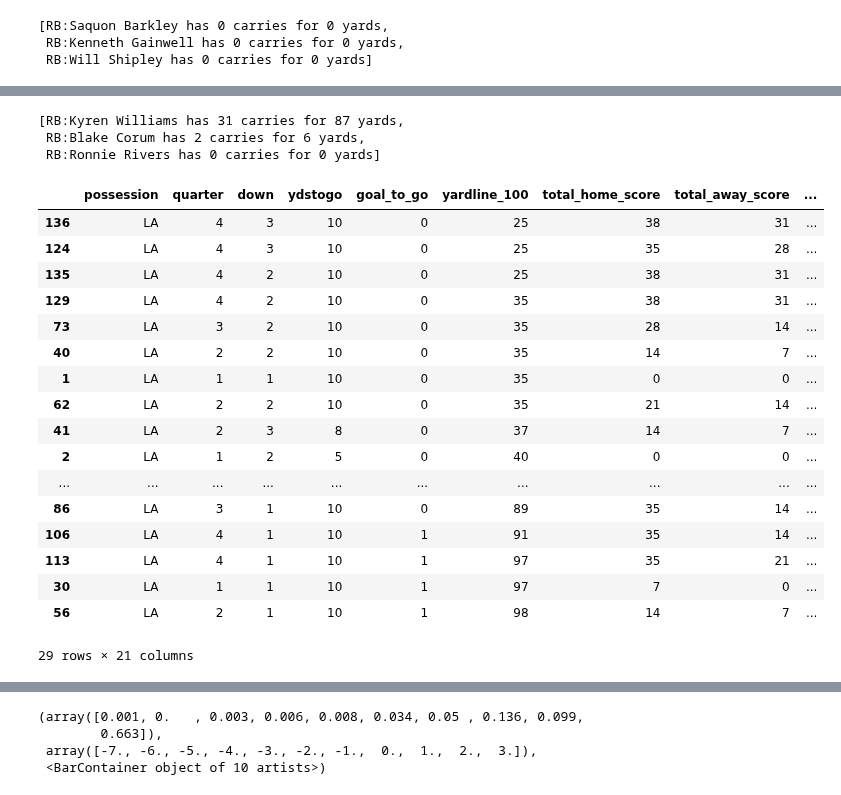
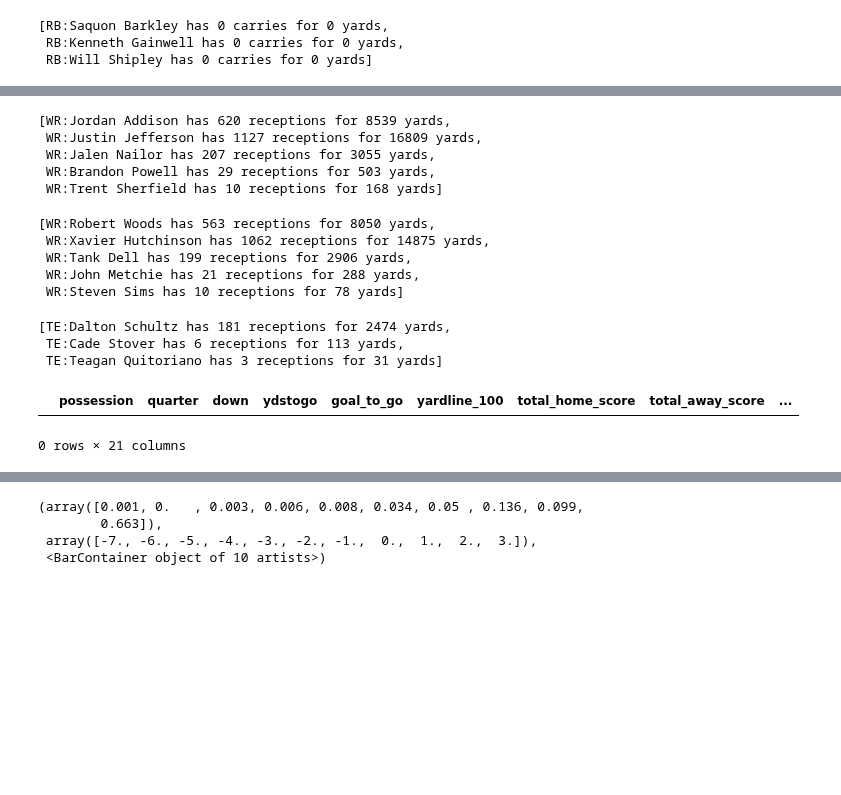
Before and after one commit to sharedw/NFL_sim, a Jupyter notebook: sim.ipynb, the cells around one changed output, grey strips where cells are left out. Cells and saved outputs as stored; diff of their text form; code cells hidden in the pictures; blank space fills up the shorter version.

```diff
--- a/sim.ipynb
+++ b/sim.ipynb
@@ -136,3 +203,7 @@ vik.RBs
 [RB:Saquon Barkley has 0 carries for 0 yards,
  RB:Kenneth Gainwell has 0 carries for 0 yards,
  RB:Will Shipley has 0 carries for 0 yards]
+# %%
+vik = Team('MIN',2024, 13)
+det = Team('DET',2024, 13)
+vik.players
@@ -138,0 +247,8 @@ vik.RBs
+# %%
+model_path = "models/run_yards_gained.pt"
+run_yards_model = ThreeLayerClassifier()
+run_yards_model.load_state_dict(torch.load(model_path, weights_only=True))
+
+air_yards_path = "models/air_yards.pt"
+air_yards_model = AirYardsModel()
+air_yards_model.load_state_dict(torch.load(air_yards_path, weights_only=True))
@@ -415,8 +517,8 @@ class GameState:
 with open('models/feature_config.yaml', 'r') as file:
     config = yaml.safe_load(file)
 
-vik = Team('PHI',2024, 13)
-det = Team('LA',2024, 13)
+vik = Team('MIN',2024, 13)
+det = Team('HOU',2024, 13)
 game = GameState(vik, det, config)
 game.start_game()
 game.play_game()
@@ -470,0 +543,7 @@ tensor([[ 2,  5, -2,  4,  1,  3,  8,  0, -5, -1]])
+# %%
+for i in range(10):
+    game = GameState(vik, det, config)
+    game.start_game()
+    game.play_game()
+    game.home.score=0
+    game.away.score=0
@@ -533,30 +604,30 @@ vik.RBs[2].features
+# %%
+vik.WRs
+# %% [output]
+[WR:Jordan Addison has 620 receptions for 8539 yards,
+ WR:Justin Jefferson has 1127 receptions for 16809 yards,
+ WR:Jalen Nailor has 207 receptions for 3055 yards,
+ WR:Brandon Powell has 29 receptions for 503 yards,
+ WR:Trent Sherfield has 10 receptions for 168 yards]
 # %%
-det.RBs
+det.WRs
 # %% [output]
-[RB:Kyren Williams has 31 carries for 87 yards,
- RB:Blake Corum has 2 carries for 6 yards,
- RB:Ronnie Rivers has 0 carries for 0 yards]
+[WR:Robert Woods has 563 receptions for 8050 yards,
+ WR:Xavier Hutchinson has 1062 receptions for 14875 yards,
+ WR:Tank Dell has 199 receptions for 2906 yards,
+ WR:John Metchie has 21 receptions for 288 yards,
+ WR:Steven Sims has 10 receptions for 78 yards]
+# %%
+det.TEs
+# %% [output]
+[TE:Dalton Schultz has 181 receptions for 2474 yards,
+ TE:Cade Stover has 6 receptions for 113 yards,
+ TE:Teagan Quitoriano has 3 receptions for 31 yards]
 # %%
-pbp.loc[(pbp.play_type=='run') & (pbp.possession=='LA')].sort_values(by='yardline_100')
+pbp.loc[(pbp.possession=='LA')].sort_values(by='yardline_100')
 # %% [output]
 |  | possession | quarter | down | ydstogo | goal_to_go | yardline_100 | total_home_score | total_away_score | ... |
-| 136 | LA | 4 | 3 | 10 | 0 | 25 | 38 | 31 | ... |
-| 124 | LA | 4 | 3 | 10 | 0 | 25 | 35 | 28 | ... |
-| 135 | LA | 4 | 2 | 10 | 0 | 25 | 38 | 31 | ... |
-| 129 | LA | 4 | 2 | 10 | 0 | 35 | 38 | 31 | ... |
-| 73 | LA | 3 | 2 | 10 | 0 | 35 | 28 | 14 | ... |
-| 40 | LA | 2 | 2 | 10 | 0 | 35 | 14 | 7 | ... |
-| 1 | LA | 1 | 1 | 10 | 0 | 35 | 0 | 0 | ... |
-| 62 | LA | 2 | 2 | 10 | 0 | 35 | 21 | 14 | ... |
-| 41 | LA | 2 | 3 | 8 | 0 | 37 | 14 | 7 | ... |
-| 2 | LA | 1 | 2 | 5 | 0 | 40 | 0 | 0 | ... |
-| ... | ... | ... | ... | ... | ... | ... | ... | ... | ... |
-| 86 | LA | 3 | 1 | 10 | 0 | 89 | 35 | 14 | ... |
-| 106 | LA | 4 | 1 | 10 | 1 | 91 | 35 | 14 | ... |
-| 113 | LA | 4 | 1 | 10 | 1 | 97 | 35 | 21 | ... |
-| 30 | LA | 1 | 1 | 10 | 1 | 97 | 7 | 0 | ... |
-| 56 | LA | 2 | 1 | 10 | 1 | 98 | 14 | 7 | ... |
-29 rows × 21 columns
+0 rows × 21 columns
 # %%
 game.home.RBs[0].features
 # %% [output]
```
Also changed, not shown: parts of 34 cells of this notebook, 7 other files.
